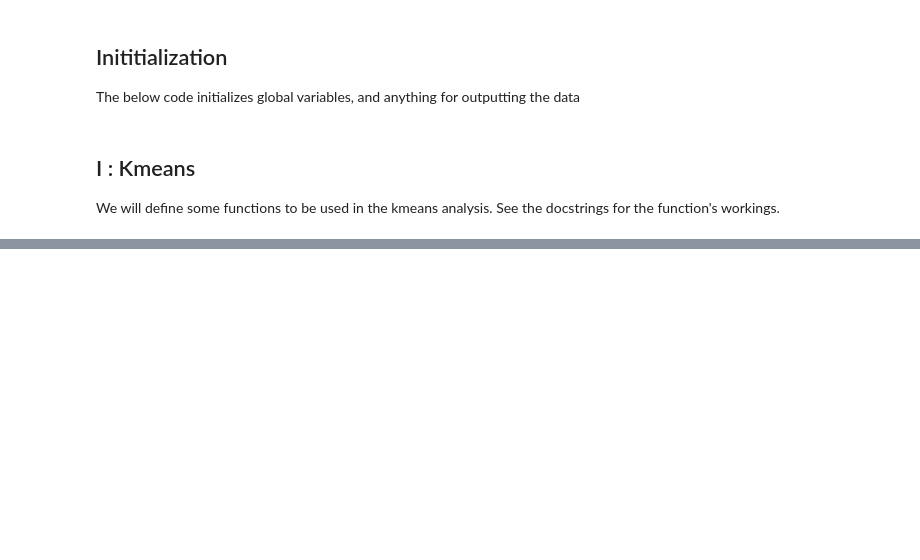
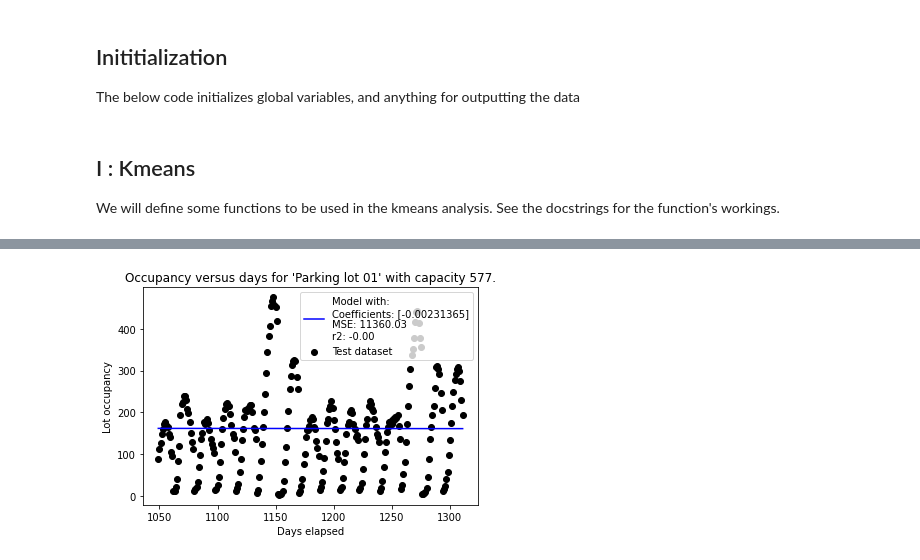
Before and after one commit to cboin1996/KmeansRegrets, a Jupyter notebook: machinerylearning.ipynb, the cells around one changed output, grey strips where cells are left out. Cells and saved outputs as stored; diff of their text form; code cells hidden in the pictures; blank space fills up the shorter version.

```diff
--- a/machinerylearning.ipynb
+++ b/machinerylearning.ipynb
@@ -122,0 +301,88 @@ df = pd.read_csv(park_data_fpath)
+# %%
+from sklearn import linear_model
+from sklearn.metrics import mean_squared_error, r2_score
+park_data_fname = 'Parking_lots_dataset.csv'
+
+park_data_fpath = os.path.join(root, park_data_fname)
+
+df = pd.read_csv(park_data_fpath)
+
+# splitting data by lot and producing plots
+park_dfs = []
+exeriment_timestamp = datetime.datetime.now().strftime("%Y-%m-%d_%H-%M-%S")
+reg_experiment_dir = os.path.join(root, reg_dir, exeriment_timestamp)
+os.mkdir(reg_experiment_dir)
+
+result_table = pd.DataFrame(columns=['Parking Lot Number', "Capacity", "Day Capacity Reached"])
+for i in range(5):
+    plt.figure()
+    idx = i+1
+    parking_lot_no  = 'Parking lot 0%s' % (idx)
+
+    # Process the data
+    park_df = df[df['Parking Number'] == parking_lot_no]
+    park_df = park_df.reset_index(drop=True)
+    capacity = park_df['Capacity'][0]
+    print("Running regression fit for %s with capacity %s"% (parking_lot_no, capacity))
+    print(park_df)
+    x_all = park_df.index.to_numpy()
+    y_all = park_df['Occupancy'].to_numpy()
+    x_train, x_test, y_train, y_test = train_test_split(x_all, y_all, train_size=0.8, shuffle=False)
+    x_train = x_train.reshape(-1, 1)
+    x_test  = x_test.reshape(-1,1)
+
+    # Fit the model
+    lin_regr = linear_model.LinearRegression()
+    lin_regr.fit(x_train, y_train)
+    y_pred = lin_regr.predict(x_test)
+
+    coefficients = lin_regr.coef_
+    mean_sq_err = mean_squared_error(y_test, y_pred)
+    r2 = r2_score(y_test, y_pred)
+    output = "Model with:\nCoefficients: %s\nMSE: %.2f\nr2: %.2f" % (coefficients, mean_sq_err, r2)
+    print(output)
+
+    # Plot the evalution plots
+    plt.scatter(x_test, y_test, color='black', label="Test dataset")
+    plt.plot(x_test, y_pred, color='blue', label=output)
+    plt.xlabel('Days elapsed')
+    plt.ylabel('Lot occupancy')
+    plt.legend()
+    title = "Occupancy versus days for '%s' with capacity %s." % (parking_lot_no, capacity)
+    plt.title(title)
+    plt.savefig(os.path.join(reg_experiment_dir, 'lreg_plot%s_eval' % (idx)), facecolor='white')
+
+    # Plot the prediction plots
+    plt.figure()
+    x_future = np.linspace(len(x_all), 10000, num=10000).reshape(-1,1)
+    y_future = lin_regr.predict(x_future)
+    future_title = "Occupancy versus days for '%s' with \ncapacity %s including future predicted occupancies." % (parking_lot_no, capacity)
+    values_past_capacity_point = np.where(y_future >= capacity)[0]
+    if len(values_past_capacity_point) == 0:
+        day_capacity_reached = -1
+        occupants_at_capacity_reached = -1
+        future_label = "Capacity never reached."
+
+    else:
+        future_day_at_capacity  = min(values_past_capacity_point)
+        day_capacity_reached =  future_day_at_capacity + len(x_all)
+        occupants_at_capacity_reached = y_future[future_day_at_capacity]
+        future_label = "Capacity reached at:\n day %s with %d occupants" % (day_capacity_reached, occupants_at_capacity_reached)
+
+    plt.scatter(x_all, y_all, color='black', label="Existing occupancy data.")
+    plt.plot(x_future, y_future, color='blue',label = output)
+    plt.plot([day_capacity_reached], [occupants_at_capacity_reached], label=future_label, marker='o', color='red')
+    plt.xlabel('Days elapsed')
+    plt.ylabel('Lot occupancy')
+    plt.legend()
+    plt.title(future_title)
+    plt.savefig(os.path.join(reg_experiment_dir, 'lreg_plot%s_future' % (idx)), facecolor='white')
+
+    # Append results for display, and latex report
+    result_table.loc[len(result_table)] = [idx,capacity,day_capacity_reached]
+
+result_table = result_table.sort_values(by=["Day Capacity Reached"])
+with open(os.path.join(reg_experiment_dir, 'result_latex.txt'), 'w') as f:
+    print(f"Generated results in latex format {os.path.join(reg_experiment_dir, 'result_latex.txt')}")
+    f.write(result_table.to_latex(caption="Regression Summary for Parking Lots", label="tab:regsum"))
+# %% [output]
@@ -122,0 +406 @@ df = pd.read_csv(park_data_fpath)
+[figure, added]
```
Also changed, not shown: parts of 20 cells of this notebook, 5 other files.
